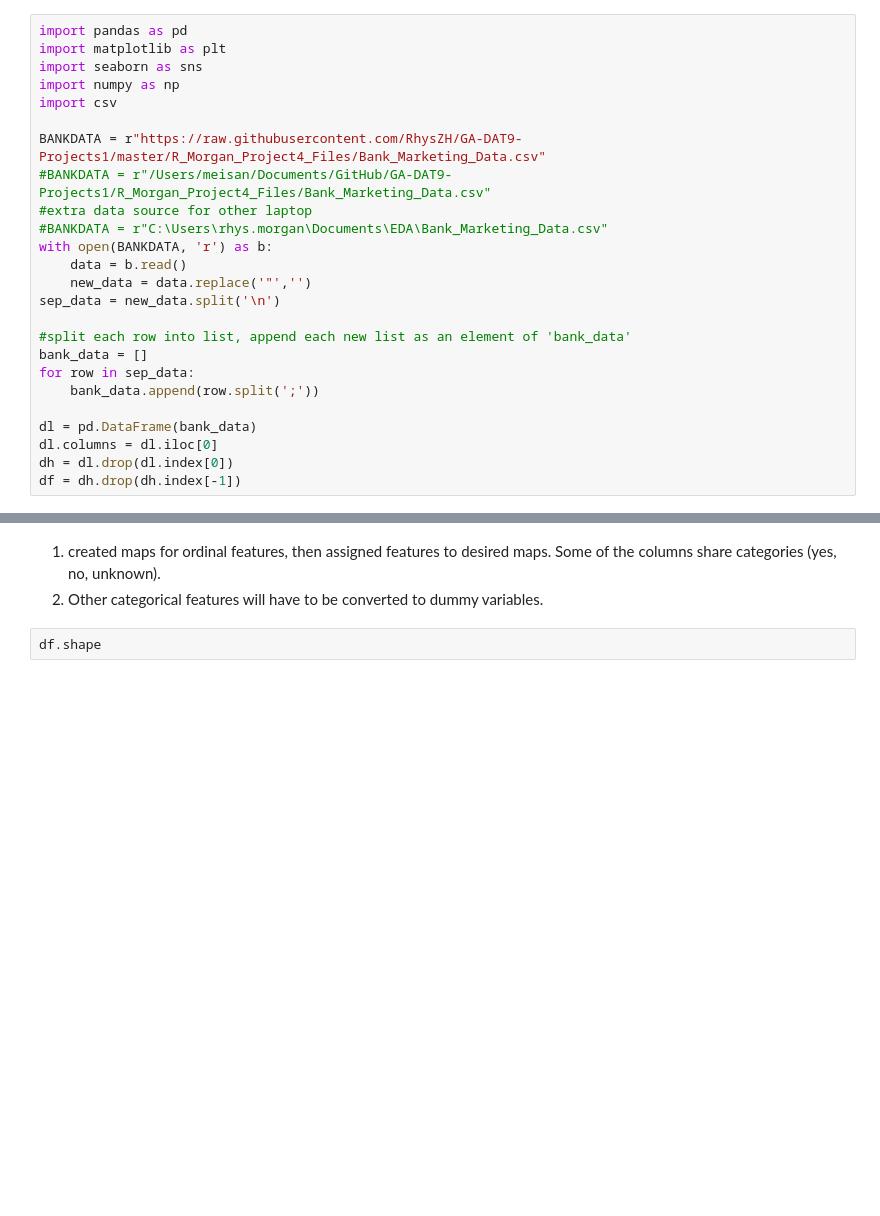
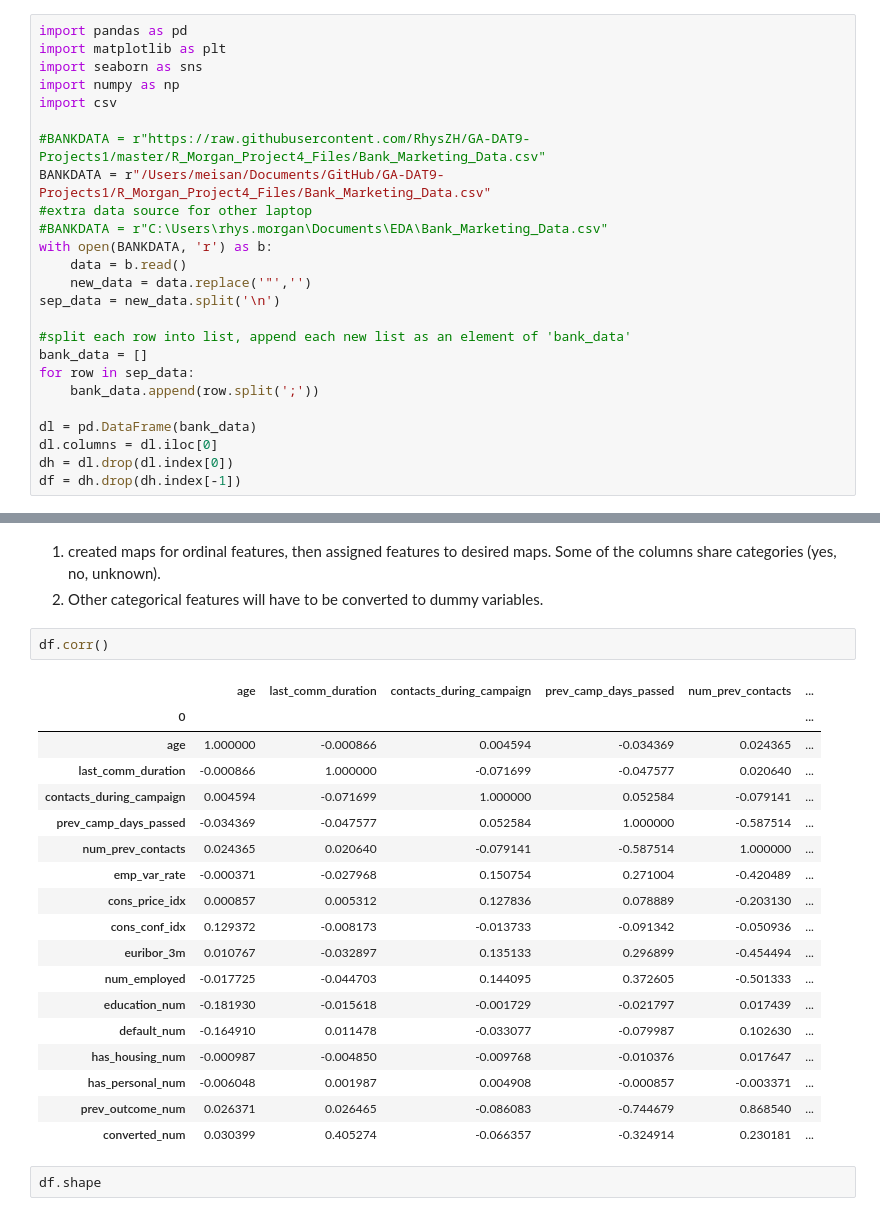
Before and after one commit to RhysZH/GA-DAT9-Projects1, a Jupyter notebook: R_Morgan_Project4_Files/Project 4 - Bank Data EDA.ipynb, the cells around one changed output, grey strips where cells are left out. Cells and saved outputs as stored; diff of their text form; blank space fills up the shorter version.

```diff
--- a/R_Morgan_Project4_Files/Project 4 - Bank Data EDA.ipynb
+++ b/R_Morgan_Project4_Files/Project 4 - Bank Data EDA.ipynb
@@ -17,8 +17,8 @@ import seaborn as sns
 import numpy as np
 import csv
 
-BANKDATA = r"https://raw.githubusercontent.com/RhysZH/GA-DAT9-Projects1/master/R_Morgan_Project4_Files/Bank_Marketing_Data.csv"
-#BANKDATA = r"/Users/meisan/Documents/GitHub/GA-DAT9-Projects1/R_Morgan_Project4_Files/Bank_Marketing_Data.csv"
+#BANKDATA = r"https://raw.githubusercontent.com/RhysZH/GA-DAT9-Projects1/master/R_Morgan_Project4_Files/Bank_Marketing_Data.csv"
+BANKDATA = r"/Users/meisan/Documents/GitHub/GA-DAT9-Projects1/R_Morgan_Project4_Files/Bank_Marketing_Data.csv"
 #extra data source for other laptop
 #BANKDATA = r"C:\Users\rhys.morgan\Documents\EDA\Bank_Marketing_Data.csv"
 with open(BANKDATA, 'r') as b:
@@ -278,6 +276,27 @@ df.head(3)
 # %% [markdown]
 1. created maps for ordinal features, then assigned features to desired maps. Some of the columns share categories (yes, no, unknown).
 2. Other categorical features will have to be converted to dummy variables.
+# %%
+df.corr()
+# %% [output]
+|  | age | last_comm_duration | contacts_during_campaign | prev_camp_days_passed | num_prev_contacts | ... |
+| 0 |  |  |  |  |  | ... |
+| age | 1.000000 | -0.000866 | 0.004594 | -0.034369 | 0.024365 | ... |
+| last_comm_duration | -0.000866 | 1.000000 | -0.071699 | -0.047577 | 0.020640 | ... |
+| contacts_during_campaign | 0.004594 | -0.071699 | 1.000000 | 0.052584 | -0.079141 | ... |
+| prev_camp_days_passed | -0.034369 | -0.047577 | 0.052584 | 1.000000 | -0.587514 | ... |
+| num_prev_contacts | 0.024365 | 0.020640 | -0.079141 | -0.587514 | 1.000000 | ... |
+| emp_var_rate | -0.000371 | -0.027968 | 0.150754 | 0.271004 | -0.420489 | ... |
+| cons_price_idx | 0.000857 | 0.005312 | 0.127836 | 0.078889 | -0.203130 | ... |
+| cons_conf_idx | 0.129372 | -0.008173 | -0.013733 | -0.091342 | -0.050936 | ... |
+| euribor_3m | 0.010767 | -0.032897 | 0.135133 | 0.296899 | -0.454494 | ... |
+| num_employed | -0.017725 | -0.044703 | 0.144095 | 0.372605 | -0.501333 | ... |
+| education_num | -0.181930 | -0.015618 | -0.001729 | -0.021797 | 0.017439 | ... |
+| default_num | -0.164910 | 0.011478 | -0.033077 | -0.079987 | 0.102630 | ... |
+| has_housing_num | -0.000987 | -0.004850 | -0.009768 | -0.010376 | 0.017647 | ... |
+| has_personal_num | -0.006048 | 0.001987 | 0.004908 | -0.000857 | -0.003371 | ... |
+| prev_outcome_num | 0.026371 | 0.026465 | -0.086083 | -0.744679 | 0.868540 | ... |
+| converted_num | 0.030399 | 0.405274 | -0.066357 | -0.324914 | 0.230181 | ... |
 # %%
 df.shape
 # %% [output]
```
Also changed, not shown: parts of 2 cells of this notebook.
